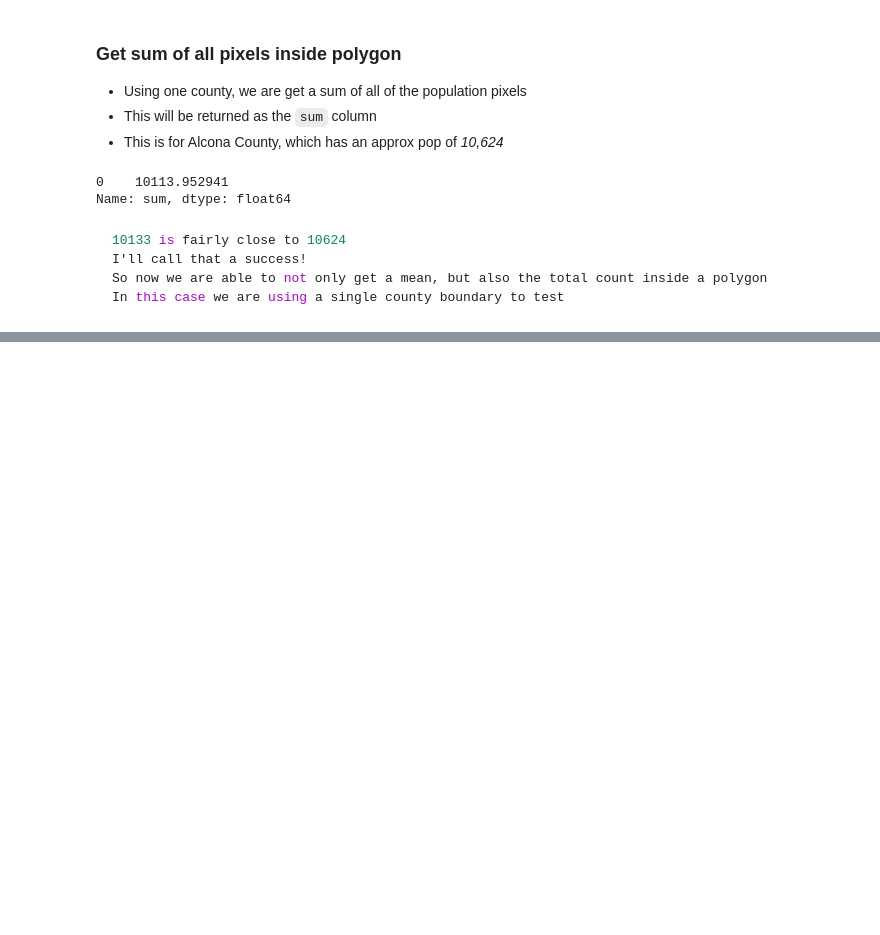
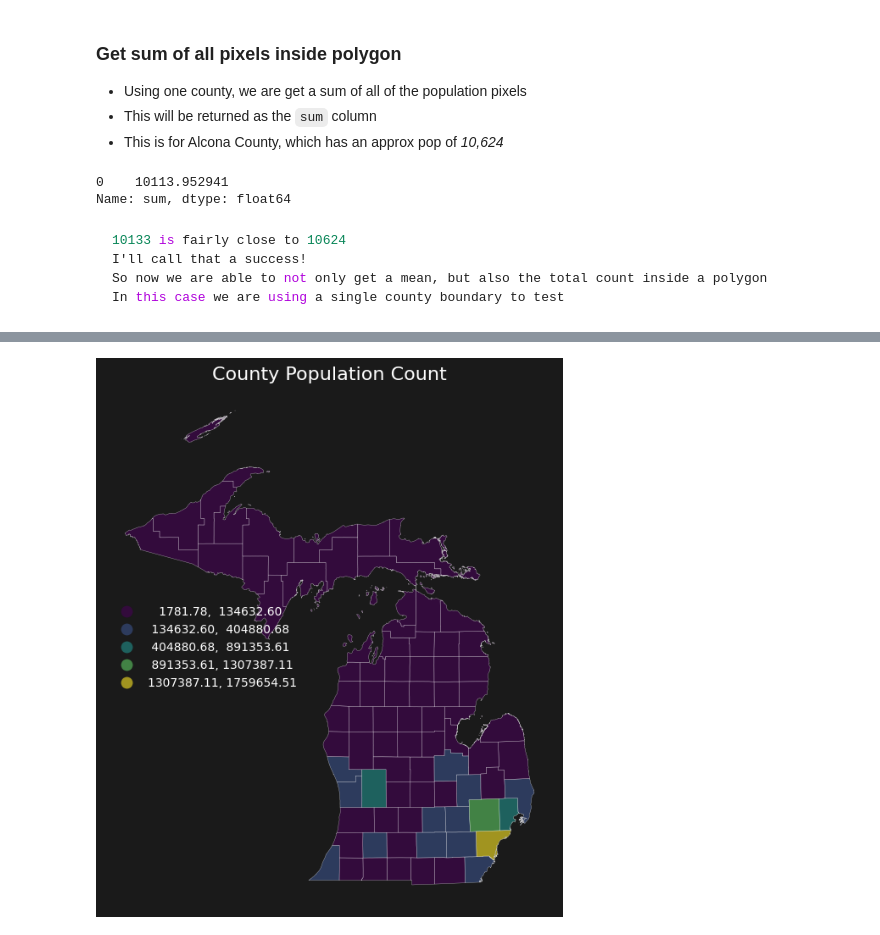
Before and after one commit to eKerney/python_project_template, a Jupyter notebook: notebooks/week14-extra-gee.ipynb, the cells around one changed output, grey strips where cells are left out. Drawn from its saved outputs; the diff is of its cells as text; code cells hidden in the pictures; blank space fills up the shorter version.

```diff
--- a/notebooks/week14-extra-gee.ipynb
+++ b/notebooks/week14-extra-gee.ipynb
@@ -104,4 +107,8 @@ In this case we are using a single county boundary to test
 url = "https://services3.arcgis.com/dxRQUfTDNtfqZ301/arcgis/rest/services/County/FeatureServer/0/query?outFields=*&where=1%3D1&f=geojson"
 gdf_mi_counties = gpd.read_file(url)
 gdf_mi_counties["county_id"] = gdf_mi_counties.index
-gdf_mi_counties.info()
+
+gdf_mi_counties_ee = gdf_mi_counties[["county_id", "geometry"]].to_crs(5070).copy()
+gdf_mi_counties_ee["geometry"] = gdf_mi_counties_ee.geometry.simplify(250, preserve_topology=True)
+gdf_mi_counties_ee = gdf_mi_counties_ee.to_crs(4326)
+full_selection_layer = geemap.gdf_to_ee(gdf_mi_counties_ee)
@@ -125,0 +115,19 @@ memory usage: 9.9+ KB
+# %%
+scale = landscan_raster.projection().nominalScale()
+county_stats = landscan_raster.reduceRegions(
+    collection=full_selection_layer,
+    reducer=(
+        ee.Reducer.count()
+        .combine(ee.Reducer.sum(), sharedInputs=True)
+    ),
+    scale=scale,
+    tileScale=4,
+    crs=landscan_raster.projection(),
+)
+
+# Drop geometries before bringing the results back to Python.
+county_stats_table = county_stats.map(lambda feature: ee.Feature(None, feature.toDictionary()))
+county_stats_df = geemap.ee_to_df(county_stats_table)
+
+gdf_merged = gdf_mi_counties.merge(county_stats_df, on="county_id")
+gdf_merged.head(3)
@@ -125,0 +139,13 @@ memory usage: 9.9+ KB
+# %%
+from src.main import plot_map_by_column
+from src.main import ColorRamps
+from src.main import Schemes
+
+plot_map_by_column(
+    gdf_merged,
+    'sum',
+    ColorRamps.VIRIDIS,
+    Schemes.NATURAL_BREAKS,
+    'County Population Count')
+# %% [output]
+[figure, added]
```
Also changed, not shown: parts of 7 cells of this notebook.
